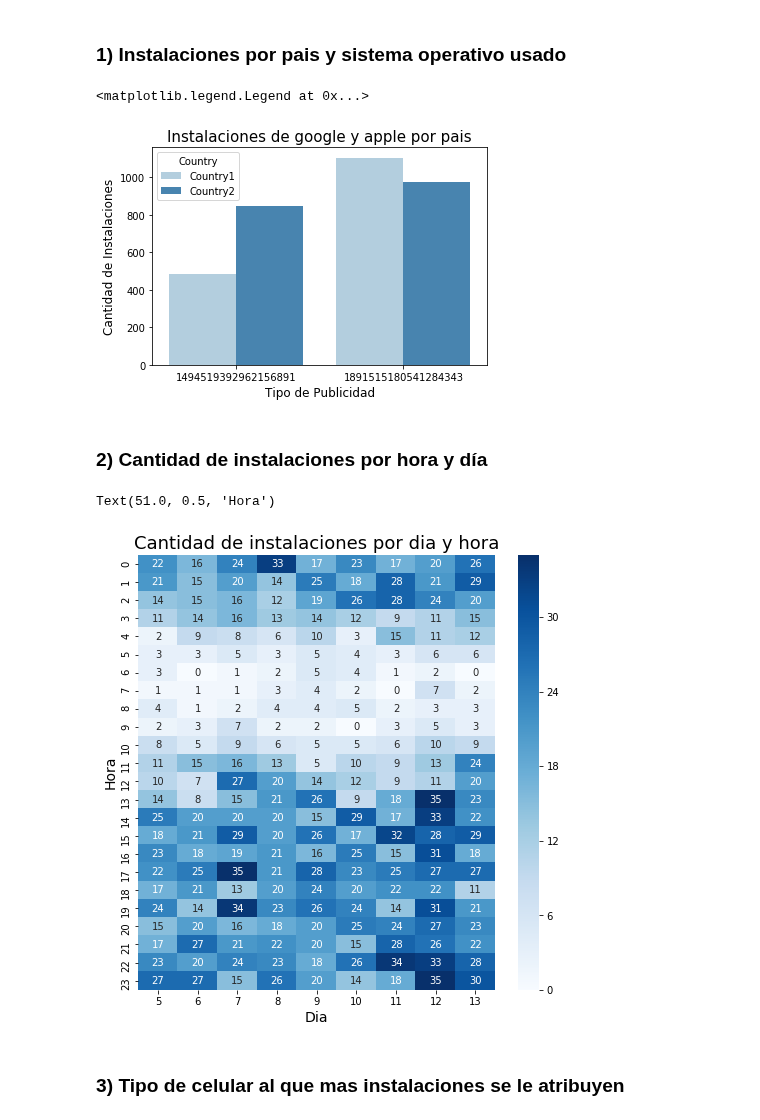
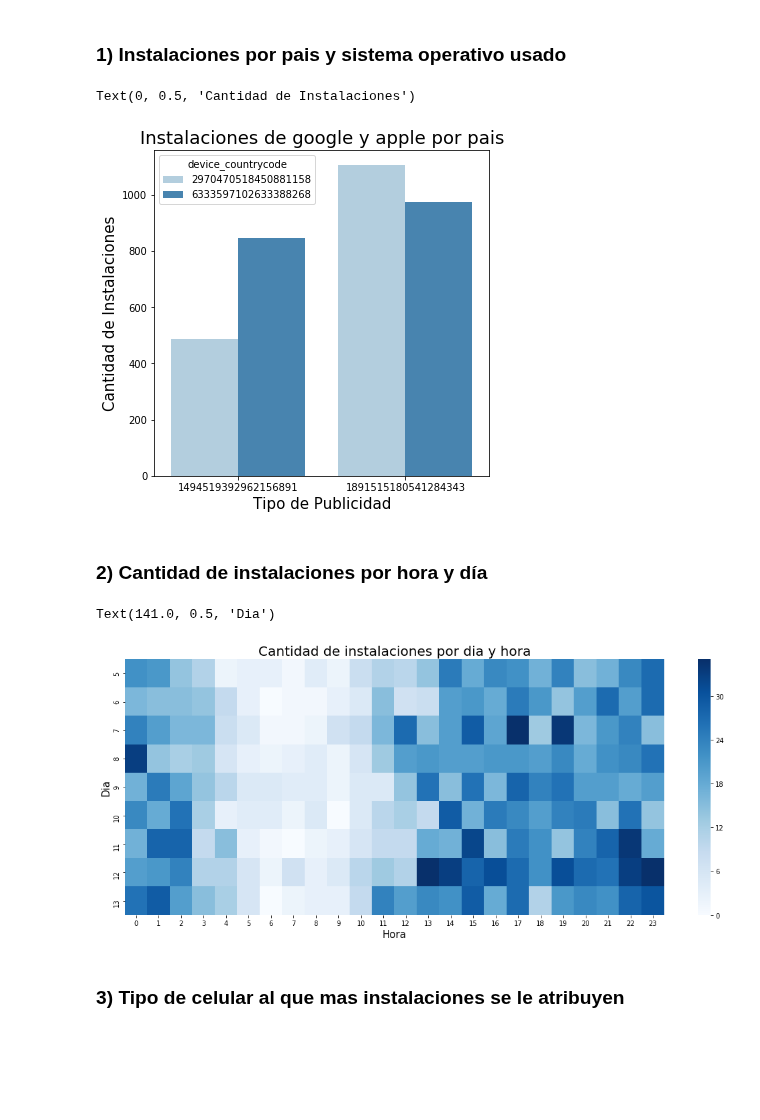
Before and after one commit to Elianagam/orgaDatosTp1, a Jupyter notebook: prueba_installs2.ipynb, the cells around one changed output. Saved outputs shown, nothing was run; the diff lists cells and outputs as text; code cells hidden in the pictures; blank space fills up the shorter version.

```diff
--- a/prueba_installs2.ipynb
+++ b/prueba_installs2.ipynb
@@ -130,15 +130,15 @@ Text(0, 0.5, 'Cantidad de instalaciones')
 # %% [markdown]
 ### **1) Instalaciones por pais y sistema operativo usado**
 # %%
+plt.figure(figsize=(6, 6))
 country_device = sns.countplot(x='ref_type', data=installs, palette='Blues', hue='device_countrycode')
 
-country_device.set_title("Instalaciones de google y apple por pais", fontsize =15)
-country_device.set_xlabel("Tipo de Publicidad", fontsize = 12)
-country_device.set_ylabel("Cantidad de Instalaciones", fontsize = 12)
-plt.legend(title='Country', loc='upper left', labels=['Country1', 'Country2'])
+country_device.set_title("Instalaciones de google y apple por pais", fontsize =18)
+country_device.set_xlabel("Tipo de Publicidad", fontsize = 15)
+country_device.set_ylabel("Cantidad de Instalaciones", fontsize = 15)
 # %% [output]
-<matplotlib.legend.Legend at 0x...>
+Text(0, 0.5, 'Cantidad de Instalaciones')
-[figure, old version]
+[figure, new version]
 # %% [markdown]
 ### **2) Cantidad de instalaciones por hora y día**
 # %%
@@ -146,15 +146,15 @@ installs['day'] = pd.DatetimeIndex(installs['created']).day;
 installs['hour'] = pd.DatetimeIndex(installs['created']).hour;
 # %%
 day_hours = installs.groupby(['hour', 'day'])['day'].count().unstack()
-day_hours = day_hours.fillna(0)
-plt.figure(figsize=(8, 8))
-heap_map = sns.heatmap(day_hours, cbar=True, cmap="Blues", annot=True)
-heap_map.set_title("Cantidad de instalaciones por dia y hora", fontsize=18)
-heap_map.set_xlabel("Dia", fontsize=14)
-heap_map.set_ylabel("Hora", fontsize=14)
+day_hours = day_hours.fillna(0).T
+plt.figure(figsize=(18, 7))
+heap_map = sns.heatmap(day_hours, cbar=True, cmap="Blues")
+heap_map.set_title("Cantidad de instalaciones por dia y hora", fontsize=20)
+heap_map.set_xlabel("Hora", fontsize=15)
+heap_map.set_ylabel("Dia", fontsize=15)
 # %% [output]
-Text(51.0, 0.5, 'Hora')
+Text(141.0, 0.5, 'Dia')
-[figure, old version]
+[figure, new version]
 # %% [markdown]
 ### **3) Tipo de celular al que mas instalaciones se le atribuyen**
 # %%
```
Also changed, not shown: parts of 7 cells of this notebook.
